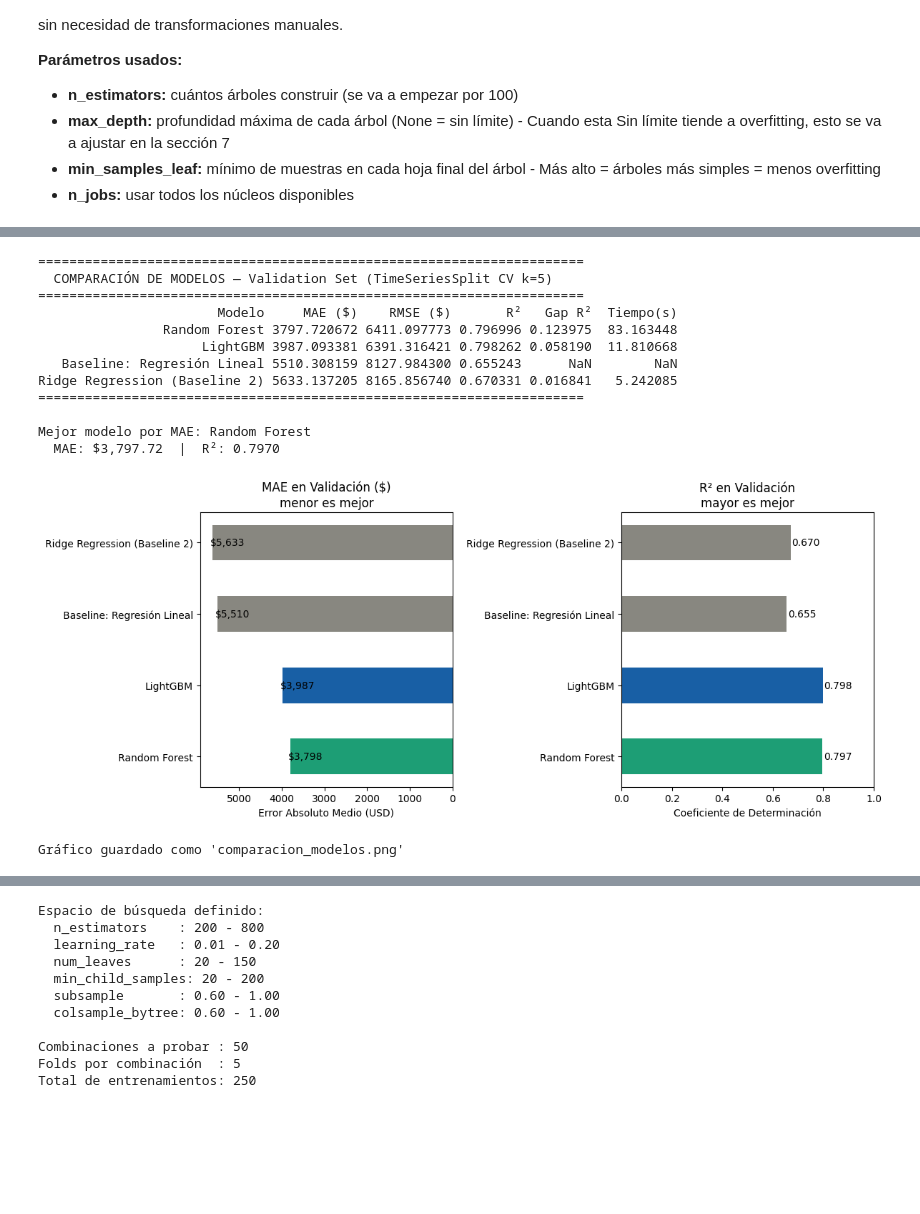
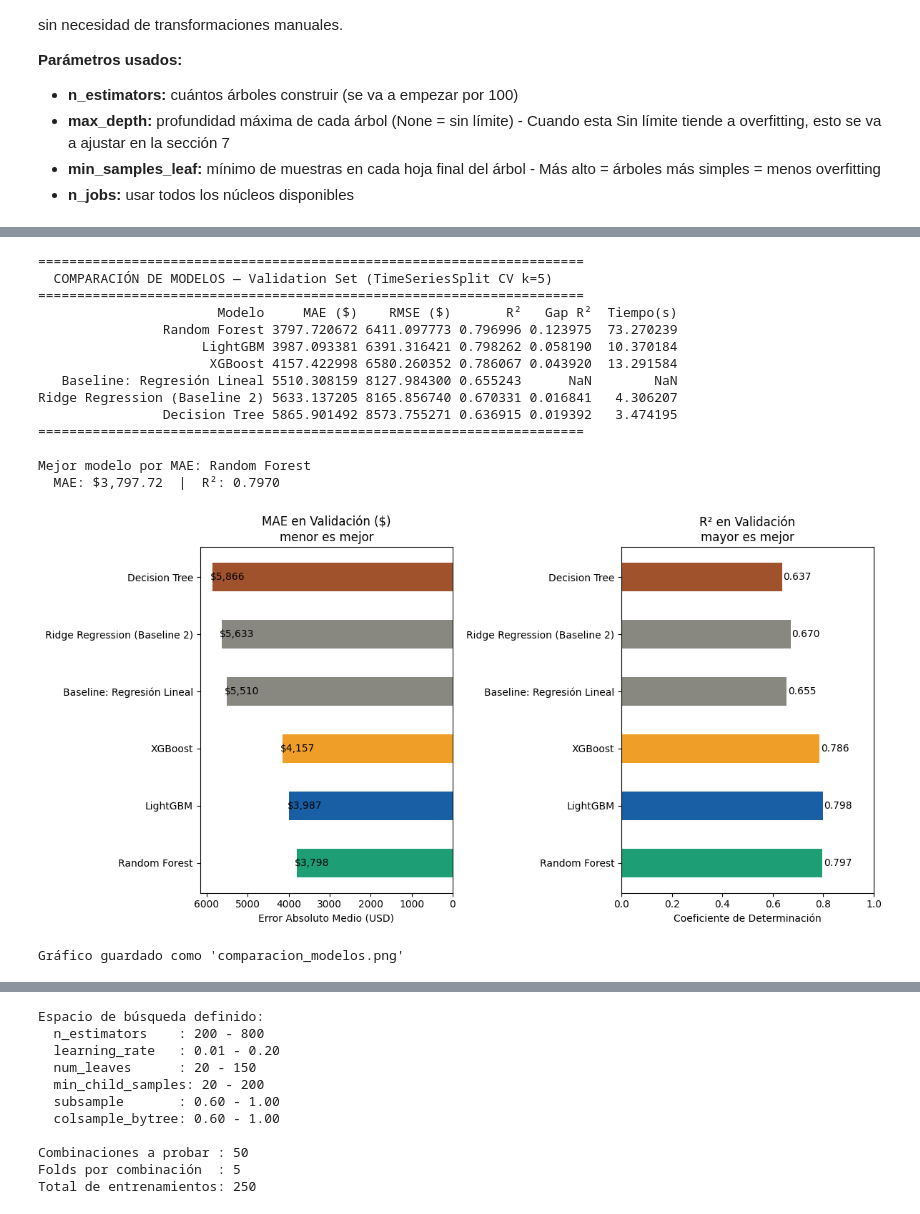
Before and after one commit to Mary-Paz-AN/PY_IA, a Jupyter notebook: SegundaEtapa/segundaEtapa.ipynb, the cells around one changed output, grey strips where cells are left out. Saved outputs shown, nothing was run; the diff lists cells and outputs as text; code cells hidden in the pictures; blank space fills up the shorter version.

Commit message:
modelos, test, xai

```diff
--- a/SegundaEtapa/segundaEtapa.ipynb
+++ b/SegundaEtapa/segundaEtapa.ipynb
@@ -858,11 +1039,7 @@ Total de árboles (rondas de boosting): 300
 Total de features usadas: 67
 # %%
 # Tabla comparativa de todos los modelos
-# Consolida los resultados de la regresión lineal y los tres modelos de esta sección en una sola tabla ordenada.
-
 df_results = pd.DataFrame(results_summary)
-
-# Ordenar por MAE ascendente (menor error = mejor modelo)
 df_results = df_results.sort_values('MAE ($)').reset_index(drop=True)
 
 print("\n" + "="*70)
@@ -874,12 +1051,14 @@ print(f"\nMejor modelo por MAE: {df_results.iloc[0]['Modelo']}")
 print(f"  MAE: ${df_results.iloc[0]['MAE ($)']:,.2f}  |  R²: {df_results.iloc[0]['R²']:.4f}")
 
 # Gráfico de barras comparativo
-fig, axes = plt.subplots(1, 2, figsize=(12, 5))
+fig, axes = plt.subplots(1, 2, figsize=(12, 6))
 
 palette = {
     'Baseline: Regresión Lineal'    : '#888780',
     'Ridge Regression (Baseline 2)' : '#888780',
+    'Decision Tree'                 : '#A0522D',
     'Random Forest'                 : '#1D9E75',
+    'XGBoost'                       : '#EF9F27',
     'LightGBM'                      : '#185FA5'
 }
 colores = [palette[m] for m in df_results['Modelo']]
@@ -888,12 +1067,12 @@ colores = [palette[m] for m in df_results['Modelo']]
 bars1 = axes[0].barh(
     df_results['Modelo'],
     df_results['MAE ($)'],
-    color=colores[:len(df_results)],
+    color=colores,
     height=0.5
 )
 axes[0].set_title('MAE en Validación ($)\nmenor es mejor', fontsize=12)
 axes[0].set_xlabel('Error Absoluto Medio (USD)')
-axes[0].invert_xaxis()  # el más corto (mejor) queda a la derecha visualmente
+axes[0].invert_xaxis()
 for bar, val in zip(bars1, df_results['MAE ($)']):
     axes[0].text(
         val + 50, bar.get_y() + bar.get_height()/2,
@@ -903,38 +1082,40 @@ for bar, val in zip(bars1, df_results['MAE ($)']):
 # Gráfico 2: R² (mayor es mejor)
 bars2 = axes[1].barh(
     df_results['Modelo'],
     df_results['R²'],
-    color=colores[:len(df_results)],
+    color=colores,
     height=0.5
 )
 axes[1].set_title('R² en Validación\nmayor es mejor', fontsize=12)
 axes[1].set_xlabel('Coeficiente de Determinación')
 axes[1].set_xlim(0, 1)
 for bar, val in zip(bars2, df_results['R²']):
     axes[1].text(
         val + 0.005, bar.get_y() + bar.get_height()/2,
         f'{val:.3f}', va='center', fontsize=10
     )
 
 plt.tight_layout()
 plt.savefig('comparacion_modelos.png', dpi=150, bbox_inches='tight')
 plt.show()
 
 print("\nGráfico guardado como 'comparacion_modelos.png'")
 # %% [output]
 ======================================================================
   COMPARACIÓN DE MODELOS — Validation Set (TimeSeriesSplit CV k=5)
 ======================================================================
                        Modelo     MAE ($)    RMSE ($)       R²   Gap R²  Tiempo(s)
-                Random Forest 3797.720672 6411.097773 0.796996 0.123975  83.163448
-                     LightGBM 3987.093381 6391.316421 0.798262 0.058190  11.810668
+                Random Forest 3797.720672 6411.097773 0.796996 0.123975  73.270239
+                     LightGBM 3987.093381 6391.316421 0.798262 0.058190  10.370184
+                      XGBoost 4157.422998 6580.260352 0.786067 0.043920  13.291584
    Baseline: Regresión Lineal 5510.308159 8127.984300 0.655243      NaN        NaN
-Ridge Regression (Baseline 2) 5633.137205 8165.856740 0.670331 0.016841   5.242085
+Ridge Regression (Baseline 2) 5633.137205 8165.856740 0.670331 0.016841   4.306207
+                Decision Tree 5865.901492 8573.755271 0.636915 0.019392   3.474195
 ======================================================================
 
 Mejor modelo por MAE: Random Forest
   MAE: $3,797.72  |  R²: 0.7970
-[figure, old version]
+[figure, new version]
 Gráfico guardado como 'comparacion_modelos.png'
 # %% [markdown]
 ---
```
Also changed, not shown: parts of 29 cells of this notebook, 8 other files.
